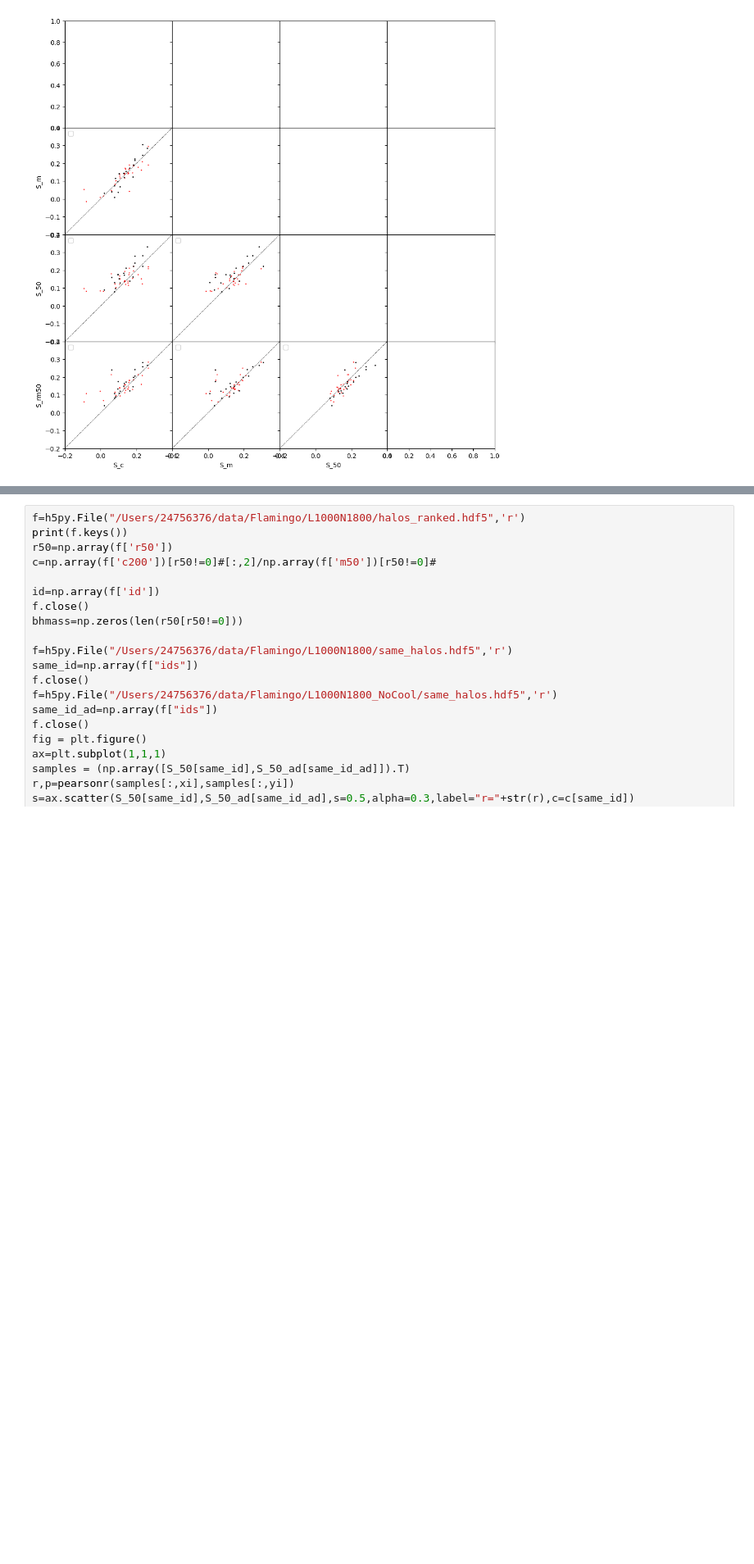
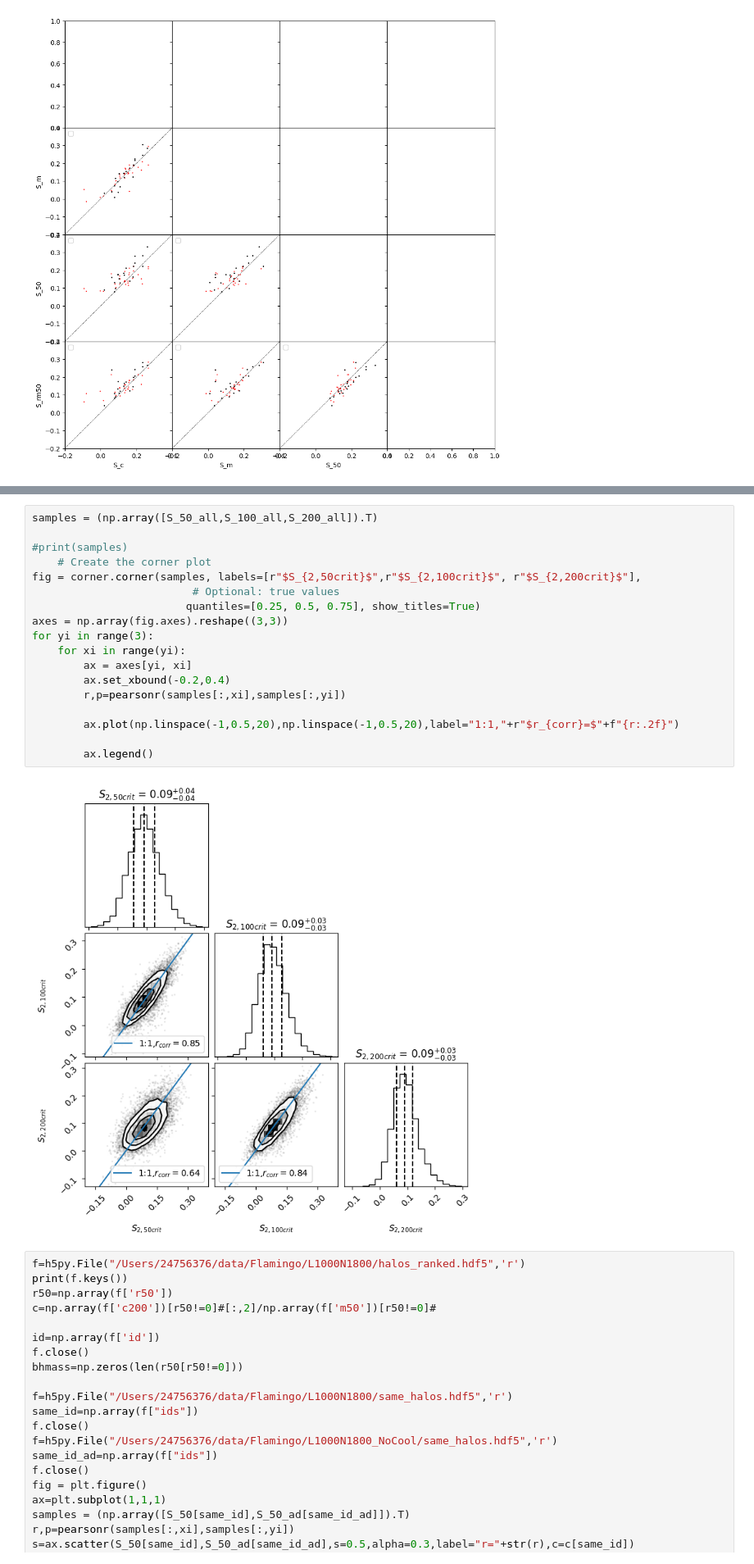
Before and after one commit to yjqqyjq/code, a Jupyter notebook: plot_s.ipynb, the cells around one changed output, grey strips where cells are left out. Shown at 82% size. Drawn from its saved outputs; the diff is of its cells as text; blank space fills up the shorter version.

```diff
--- a/plot_s.ipynb
+++ b/plot_s.ipynb
@@ -232,3 +232,23 @@ for yi in range(2):
+# %%
+samples = (np.array([S_50_all,S_100_all,S_200_all]).T)
+
+#print(samples)
+    # Create the corner plot
+fig = corner.corner(samples, labels=[r"$S_{2,50crit}$",r"$S_{2,100crit}$", r"$S_{2,200crit}$"],
+                         # Optional: true values
+                        quantiles=[0.25, 0.5, 0.75], show_titles=True)
+axes = np.array(fig.axes).reshape((3,3))
+for yi in range(3):
+    for xi in range(yi):
+        ax = axes[yi, xi]
+        ax.set_xbound(-0.2,0.4)
+        r,p=pearsonr(samples[:,xi],samples[:,yi])
+
+        ax.plot(np.linspace(-1,0.5,20),np.linspace(-1,0.5,20),label="1:1,"+r"$r_{corr}=$"+f"{r:.2f}")
+
+        ax.legend()
+# %% [output]
+[figure, added]
 # %%
 f=h5py.File("/Users/24756376/data/Flamingo/L1000N1800/halos_ranked.hdf5",'r')
 print(f.keys())
```
Also changed, not shown: parts of 2 cells of this notebook, 12 other files.
